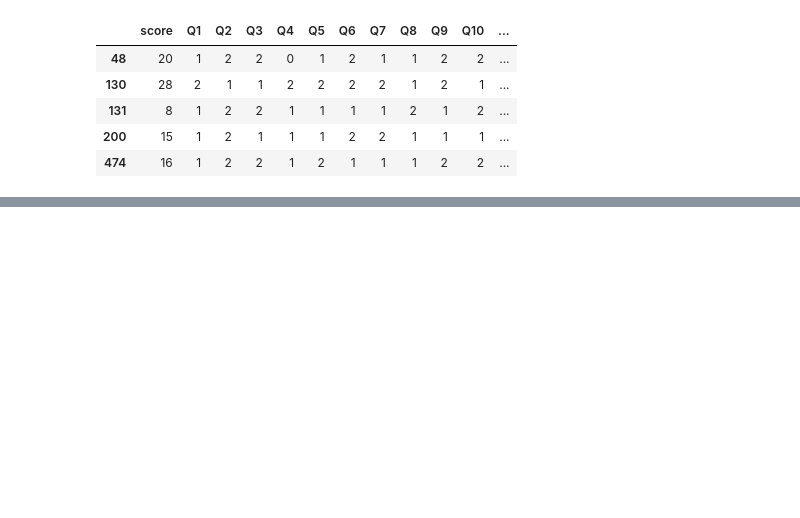
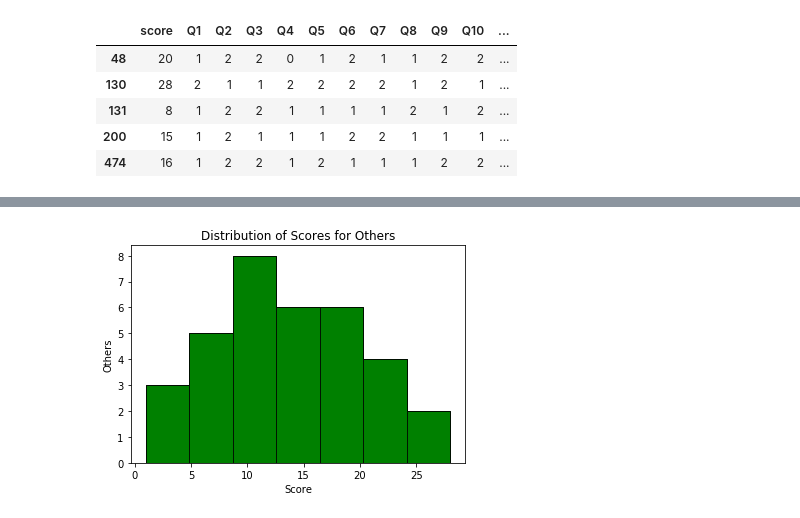
Before and after one commit to scrunts23/Unit-1-build-, a Jupyter notebook: Unit_1_Build.ipynb, the cells around one changed output, grey strips where cells are left out. Drawn from its saved outputs; the diff is of its cells as text; code cells hidden in the pictures; blank space fills up the shorter version.

```diff
--- a/Unit_1_Build.ipynb
+++ b/Unit_1_Build.ipynb
@@ -288,3 +293,23 @@ other.describe()
 | 50% | 13.500000 | 1.000000 | 2.000000 | 2.000000 | 1.000000 | 1.500000 | 2.000000 | 1.000000 | 1.000000 | 1.500000 | 1.500000 | ... |
 | 75% | 19.750000 | 2.000000 | 2.000000 | 2.000000 | 1.000000 | 2.000000 | 2.000000 | 2.000000 | 2.000000 | 2.000000 | 2.000000 | ... |
 | max | 28.000000 | 2.000000 | 2.000000 | 2.000000 | 2.000000 | 2.000000 | 2.000000 | 2.000000 | 2.000000 | 2.000000 | 2.000000 | ... |
+# %%
+ # matplotlib histogram
+
+plt.hist(other['score'], color = 'green', edgecolor = 'black',
+         bins = 7)
+
+# seaborn histogram
+
+sns.distplot(other['score'], hist=True, kde=False,
+             bins=7, color = 'green',
+             hist_kws={'edgecolor':'black'})
+
+# add labels
+plt.title('Distribution of Scores for Others')
+plt.xlabel('Score')
+plt.ylabel('Others')
+
+plt.show()
+# %% [output]
+[figure, added]
```
Also changed, not shown: parts of 12 cells of this notebook.
